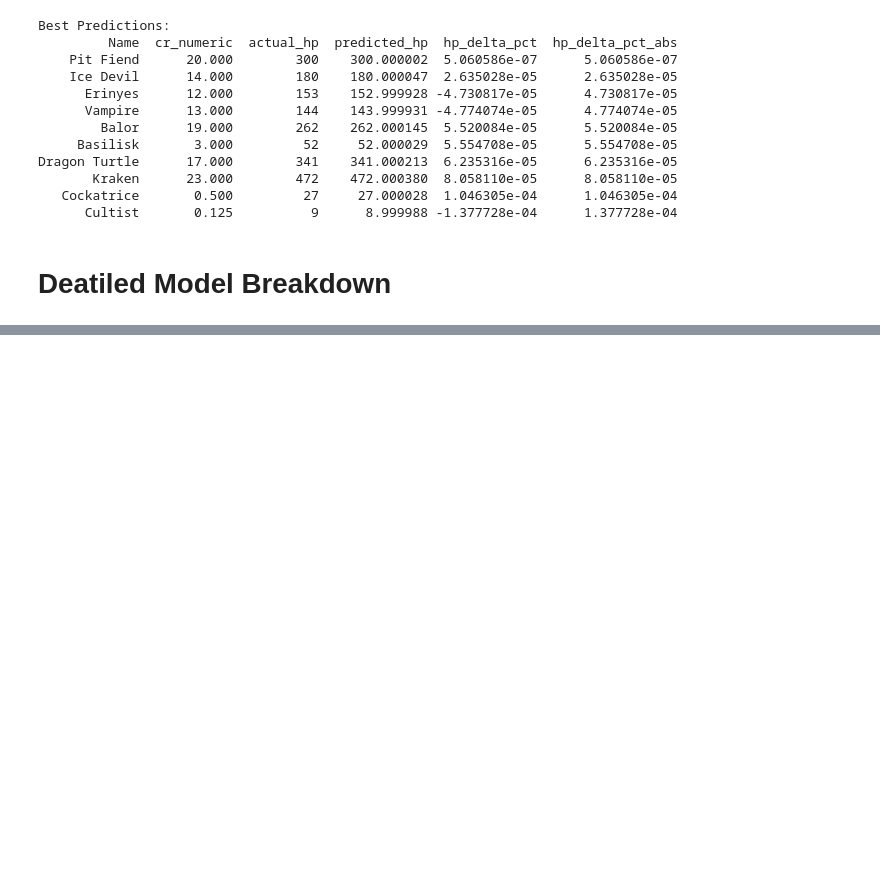
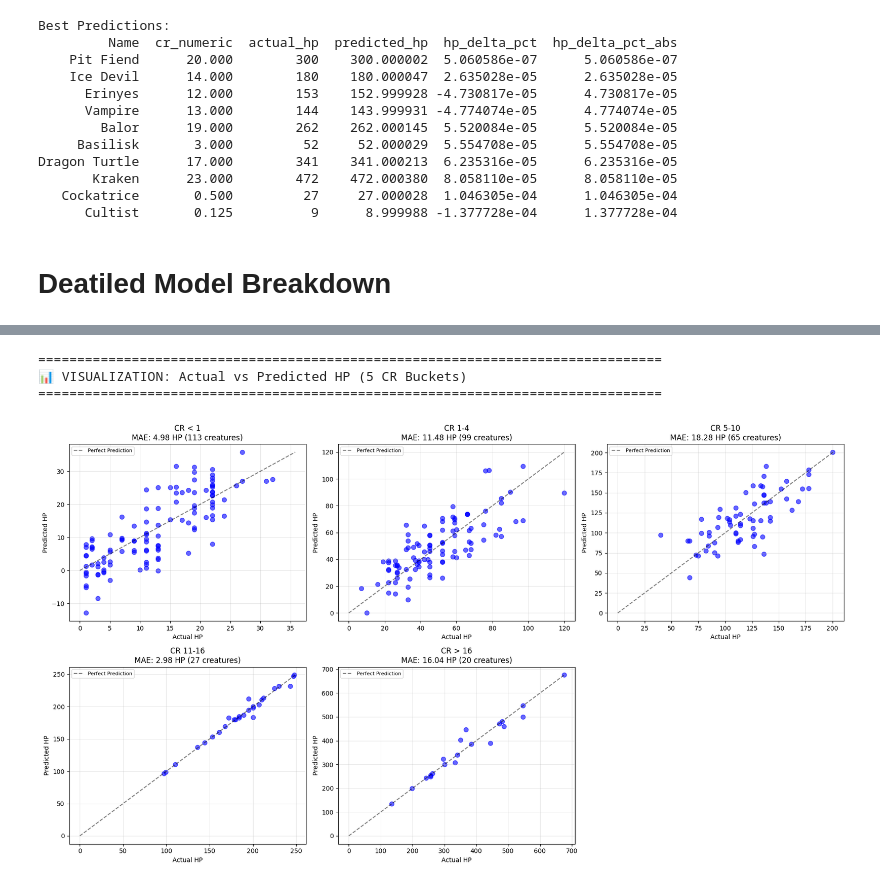
Before and after one commit to conorbarryhoke/matrix_v0, a Jupyter notebook: notebooks/3_model_analysis.ipynb, the cells around one changed output, grey strips where cells are left out. Drawn from its saved outputs; the diff is of its cells as text; code cells hidden in the pictures; blank space fills up the shorter version.

Commit message:
implement error plotting

```diff
--- a/notebooks/3_model_analysis.ipynb
+++ b/notebooks/3_model_analysis.ipynb
@@ -238,3 +242,5 @@ Dragon Turtle      17.000        341    341.000213  6.235316e-05      6.235316e-
       Cultist       0.125          9      8.999988 -1.377728e-04      1.377728e-04
 # %% [markdown]
 # Deatiled Model Breakdown
+# %%
+analysis_dfs = analyze_predictions_by_cr(df)
@@ -240,0 +265,7 @@ Dragon Turtle      17.000        341    341.000213  6.235316e-05      6.235316e-
+# %%
+plot_performance_scatter(analysis_dfs)
+# %% [output]
+================================================================================
+📊 VISUALIZATION: Actual vs Predicted HP (5 CR Buckets)
+================================================================================
+[figure, added]
```
Also changed, not shown: parts of 3 cells of this notebook, 3 other files.
